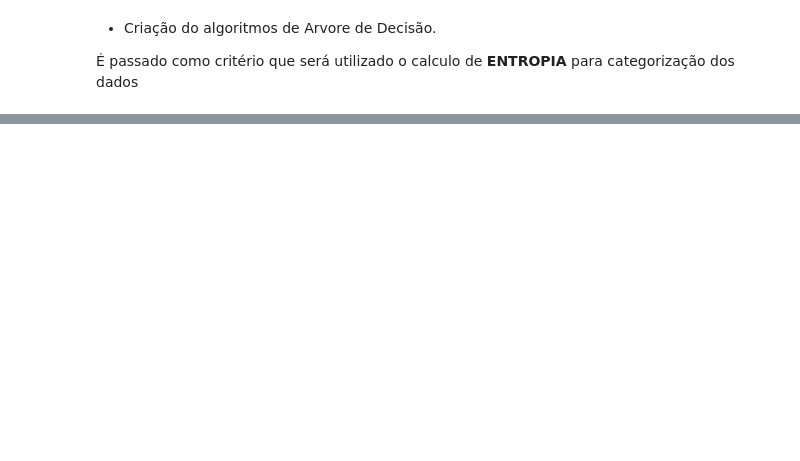
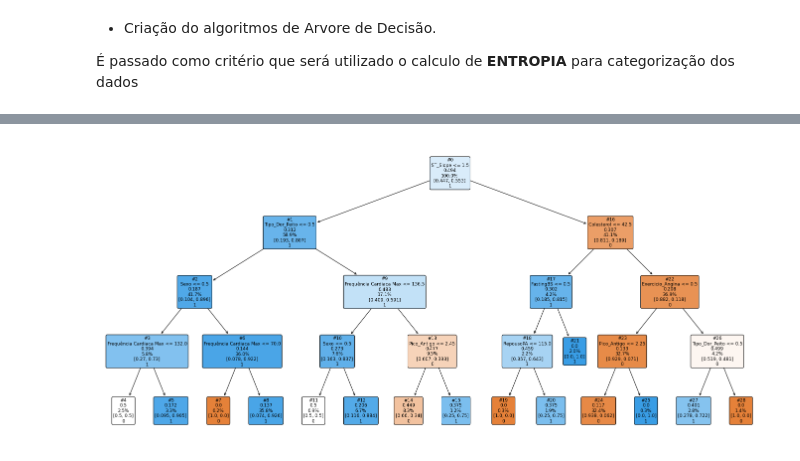
Before and after one commit to patrickpiccini/heart-failure-prediction, a Jupyter notebook: heart_failure_prediction.ipynb, the cells around one changed output, grey strips where cells are left out. Cells and saved outputs as stored; diff of their text form; code cells hidden in the pictures; blank space fills up the shorter version.

```diff
--- a/heart_failure_prediction.ipynb
+++ b/heart_failure_prediction.ipynb
@@ -244,0 +239,22 @@ IndexError: list index out of range
+# %%
+for c in X_test.columns:
+    if type(X_test[c].iloc[0]) == str:
+        X_test[c] = X_test[c].astype('category')
+        X_test[c] = X_test[c].cat.codes
+# %%
+tree_view = DecisionTreeClassifier(random_state=0, max_depth=4)
+
+# .fit é o comando de treinamento(lembre de fitness. o que treina)
+model = tree_view.fit(X_train, y_train)
+predicao = model.predict(X_test)
+# %%
+nome_features = X_test.columns
+
+plt.figure(figsize=(24,11))
+
+plt.title('teste')
+tree.plot_tree(model, label=None, node_ids=True, rounded=True, fontsize=9, feature_names=nome_features, filled=True, class_names=['0','1'], proportion=True)
+# plt.savefig('decision_tree.png', format='png')
+plt.show()
+# %% [output]
+[figure, added]
```
Also changed, not shown: parts of 16 cells of this notebook.
